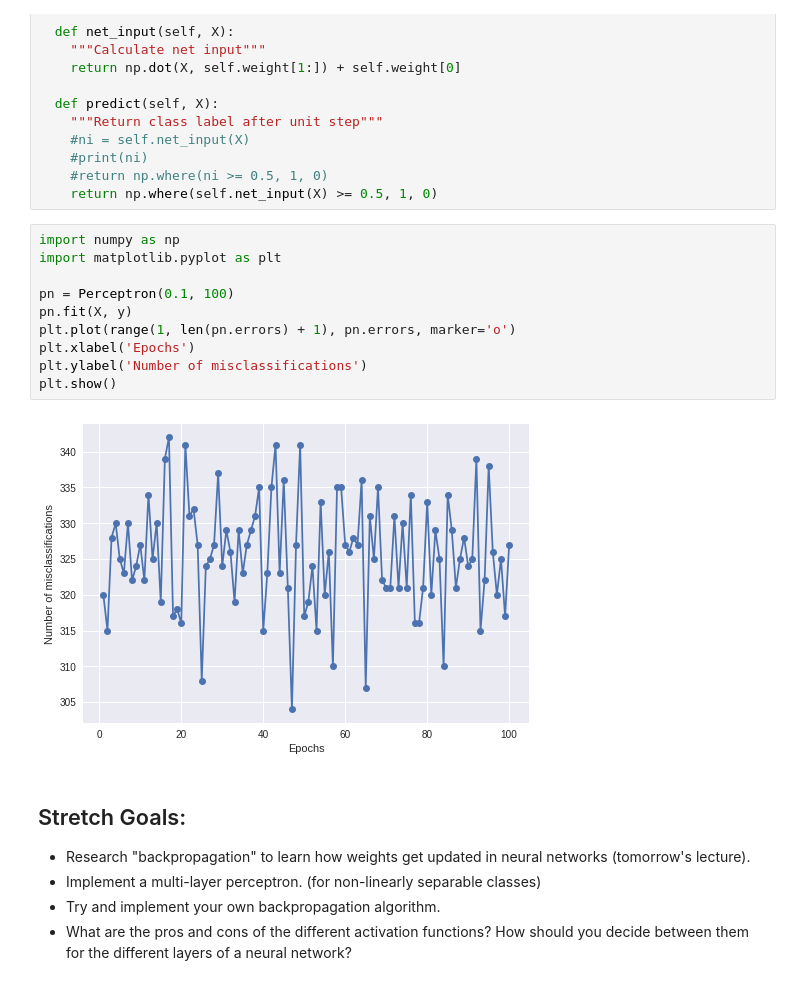
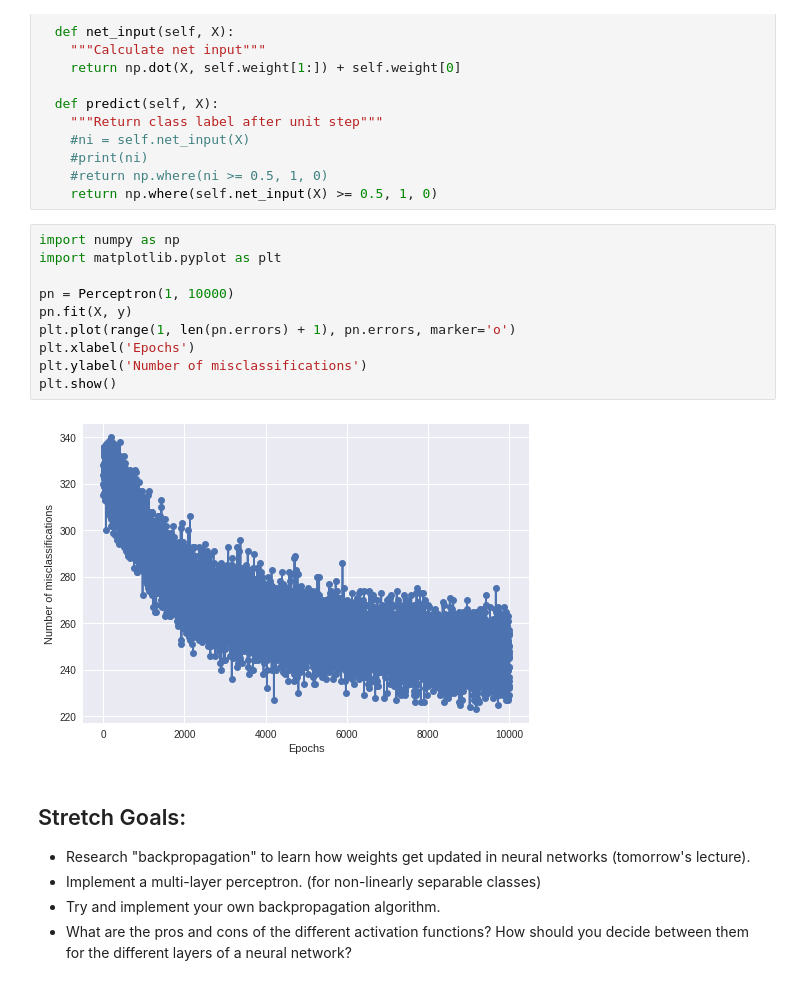
Before and after one commit to cocoisland/DS-Unit-4-Sprint-3-Neural-Networks, a Jupyter notebook: module1-Intro-to-Neural-Networks/LS_DS_431_Intro_to_NN_Assignment.ipynb, the cells around one changed output. Saved outputs shown, nothing was run; the diff lists cells and outputs as text.

```diff
--- a/module1-Intro-to-Neural-Networks/LS_DS_431_Intro_to_NN_Assignment.ipynb
+++ b/module1-Intro-to-Neural-Networks/LS_DS_431_Intro_to_NN_Assignment.ipynb
@@ -173,15 +173,15 @@ class Perceptron(object):
 # %%
 import numpy as np
 import matplotlib.pyplot as plt
 
-pn = Perceptron(0.1, 100)
+pn = Perceptron(1, 10000)
 pn.fit(X, y)
 plt.plot(range(1, len(pn.errors) + 1), pn.errors, marker='o')
 plt.xlabel('Epochs')
 plt.ylabel('Number of misclassifications')
 plt.show()
 # %% [output]
-[figure, old version]
+[figure, new version]
 # %% [markdown]
 ## Stretch Goals:
 
```
